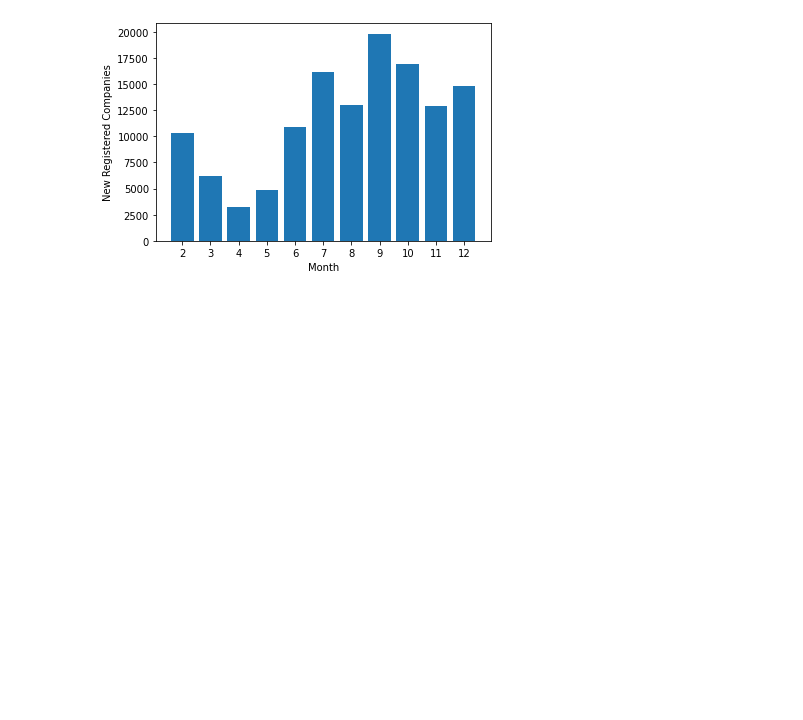
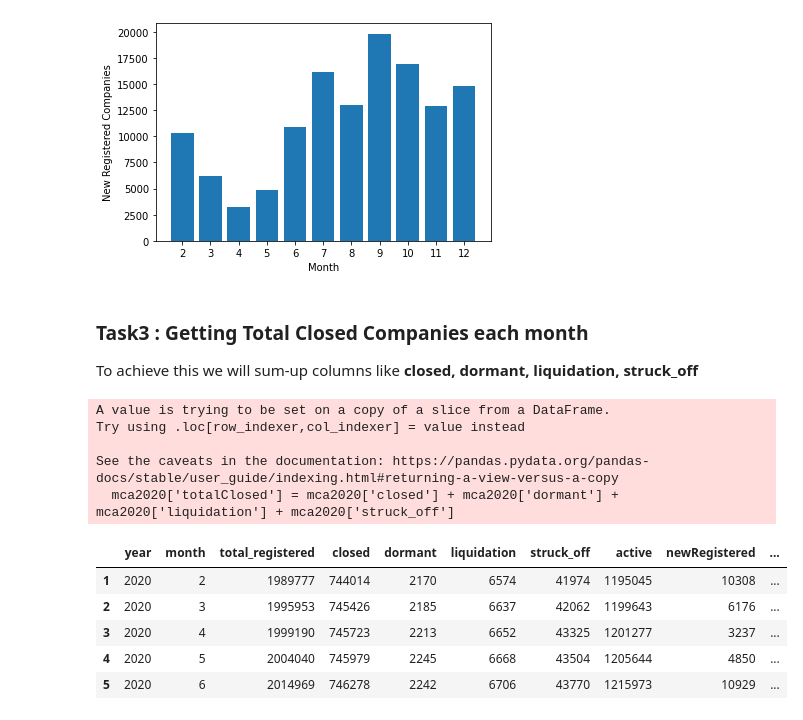
Before and after one commit to goyalshashank/DataScience, a Jupyter notebook: CovidAnalysis/CovidAnalysis.ipynb, the cells around one changed output. Cells and saved outputs as stored; diff of their text form; code cells hidden in the pictures; blank space fills up the shorter version.

```diff
--- a/CovidAnalysis/CovidAnalysis.ipynb
+++ b/CovidAnalysis/CovidAnalysis.ipynb
@@ -72,3 +92,22 @@ plt.ylabel('New Registered Companies')
 # %% [output]
 Text(0, 0.5, 'New Registered Companies')
 [figure]
+# %% [markdown]
+### Task3 : Getting Total Closed Companies each month
+To achieve this we will sum-up columns like **closed, dormant, liquidation, struck_off**
+# %%
+mca2020['totalClosed'] = mca2020['closed'] + mca2020['dormant'] + mca2020['liquidation'] + mca2020['struck_off']
+
+mca2020.head()
+# %% [output]
+A value is trying to be set on a copy of a slice from a DataFrame.
+Try using .loc[row_indexer,col_indexer] = value instead
+
+See the caveats in the documentation: https://pandas.pydata.org/pandas-docs/stable/user_guide/indexing.html#returning-a-view-versus-a-copy
+  mca2020['totalClosed'] = mca2020['closed'] + mca2020['dormant'] + mca2020['liquidation'] + mca2020['struck_off']
+|  | year | month | total_registered | closed | dormant | liquidation | struck_off | active | newRegistered | ... |
+| 1 | 2020 | 2 | 1989777 | 744014 | 2170 | 6574 | 41974 | 1195045 | 10308 | ... |
+| 2 | 2020 | 3 | 1995953 | 745426 | 2185 | 6637 | 42062 | 1199643 | 6176 | ... |
+| 3 | 2020 | 4 | 1999190 | 745723 | 2213 | 6652 | 43325 | 1201277 | 3237 | ... |
+| 4 | 2020 | 5 | 2004040 | 745979 | 2245 | 6668 | 43504 | 1205644 | 4850 | ... |
+| 5 | 2020 | 6 | 2014969 | 746278 | 2242 | 6706 | 43770 | 1215973 | 10929 | ... |
```
Also changed, not shown: parts of 9 cells of this notebook.
